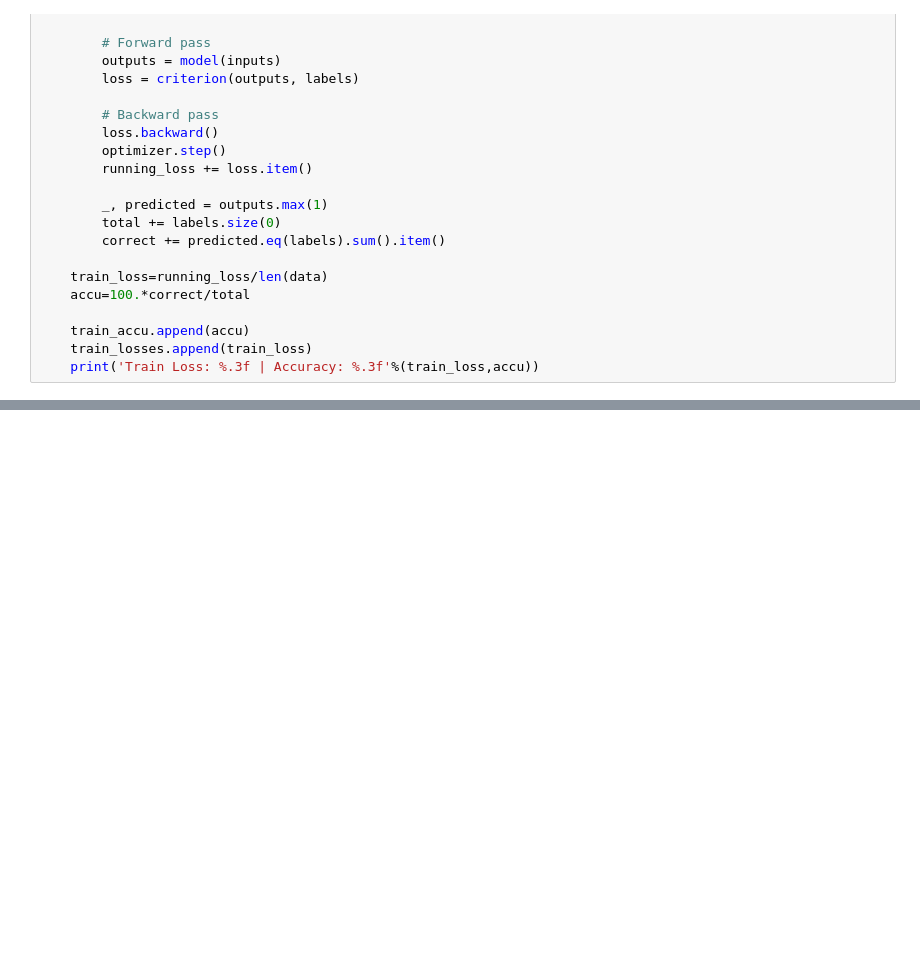
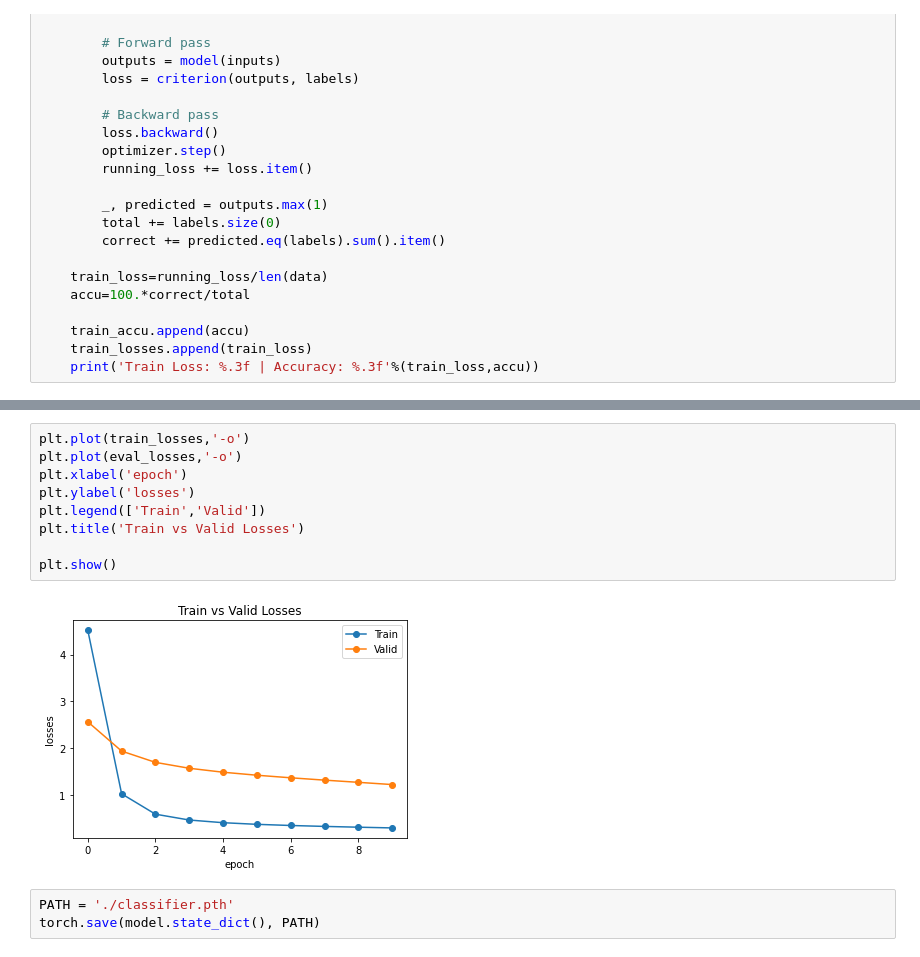
Before and after one commit to Hanneseh/MPDL_Project_1, a Jupyter notebook: notebooks/experiments/DDb_I.ipynb, the cells around one changed output, grey strips where cells are left out. Saved outputs shown, nothing was run; the diff lists cells and outputs as text; blank space fills up the shorter version.

```diff
--- a/notebooks/experiments/DDb_I.ipynb
+++ b/notebooks/experiments/DDb_I.ipynb
@@ -190,0 +226,14 @@ Epoch : 3
+# %%
+plt.plot(train_losses,'-o')
+plt.plot(eval_losses,'-o')
+plt.xlabel('epoch')
+plt.ylabel('losses')
+plt.legend(['Train','Valid'])
+plt.title('Train vs Valid Losses')
+
+plt.show()
+# %% [output]
+[figure, added]
+# %%
+PATH = './classifier.pth'
+torch.save(model.state_dict(), PATH)
```
Also changed, not shown: parts of 11 cells of this notebook, 5 other files.
